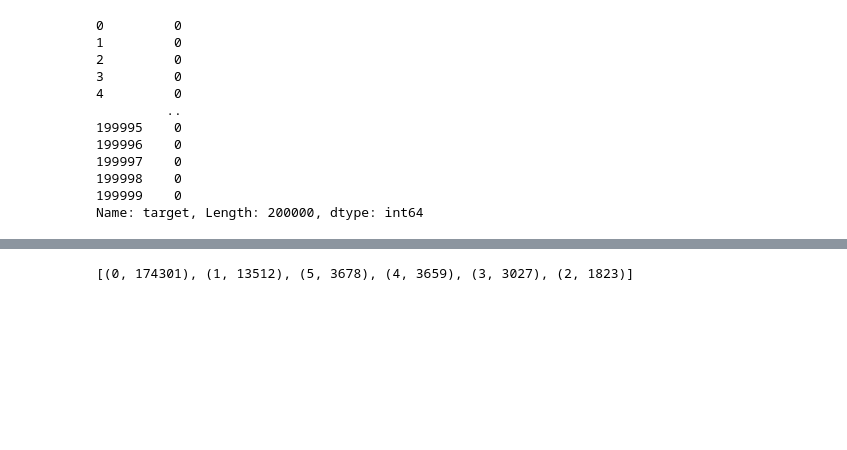
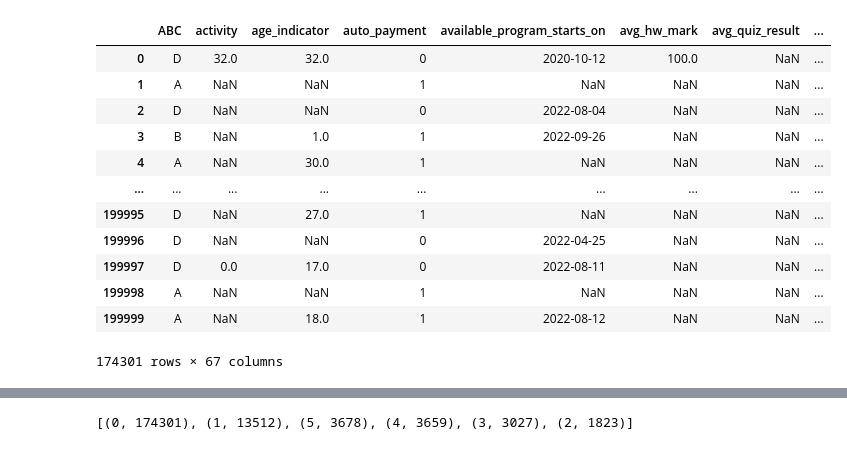
Before and after one commit to endovitskayaV/netology, a Jupyter notebook: explore.ipynb, the cells around one changed output, grey strips where cells are left out. Cells and saved outputs as stored; diff of their text form; code cells hidden in the pictures; blank space fills up the shorter version.

```diff
--- a/explore.ipynb
+++ b/explore.ipynb
@@ -18,15 +20,16 @@ df = pd.read_csv("./content/train_enriched.csv")
 # %%
-df.target
+df
 # %% [output]
+|  | ABC | activity | age_indicator | auto_payment | available_program_starts_on | avg_hw_mark | avg_quiz_result | ... |
+| 0 | D | 32.0 | 32.0 | 0 | 2020-10-12 | 100.0 | NaN | ... |
+| 1 | A | NaN | NaN | 1 | NaN | NaN | NaN | ... |
+| 2 | D | NaN | NaN | 0 | 2022-08-04 | NaN | NaN | ... |
+| 3 | B | NaN | 1.0 | 1 | 2022-09-26 | NaN | NaN | ... |
+| 4 | A | NaN | 30.0 | 1 | NaN | NaN | NaN | ... |
+| ... | ... | ... | ... | ... | ... | ... | ... | ... |
+| 199995 | D | NaN | 27.0 | 1 | NaN | NaN | NaN | ... |
+| 199996 | D | NaN | NaN | 0 | 2022-04-25 | NaN | NaN | ... |
+| 199997 | D | 0.0 | 17.0 | 0 | 2022-08-11 | NaN | NaN | ... |
+| 199998 | A | NaN | NaN | 1 | NaN | NaN | NaN | ... |
+| 199999 | A | NaN | 18.0 | 1 | 2022-08-12 | NaN | NaN | ... |
-0         0
-1         0
-2         0
-3         0
-4         0
-         ..
-199995    0
-199996    0
-199997    0
-199998    0
-199999    0
-Name: target, Length: 200000, dtype: int64
+174301 rows × 67 columns
```
Also changed, not shown: parts of 6 cells of this notebook, 10 other files.
